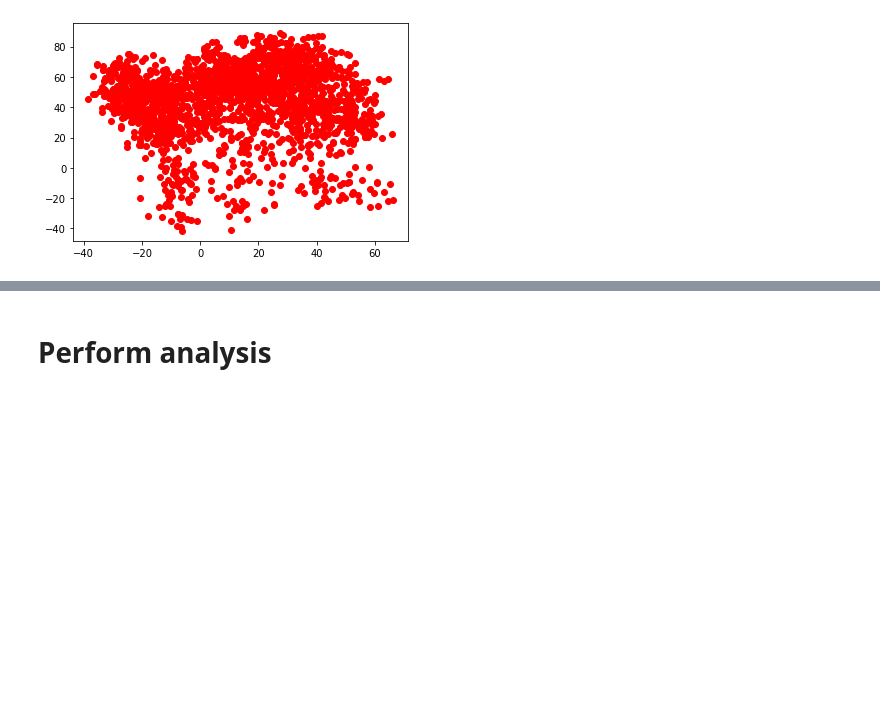
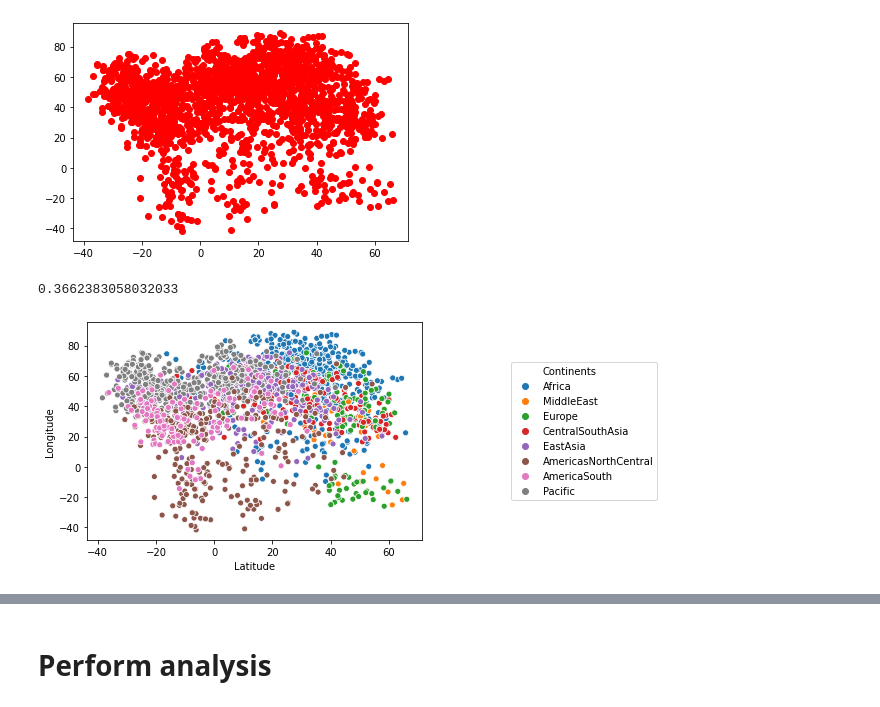
Before and after one commit to camoalon/language_genes, a Jupyter notebook: PCA.ipynb, the cells around one changed output, grey strips where cells are left out. Drawn from its saved outputs; the diff is of its cells as text; code cells hidden in the pictures; blank space fills up the shorter version.

```diff
--- a/PCA.ipynb
+++ b/PCA.ipynb
@@ -153,11 +159,11 @@ coordinates.drop(139,axis=1,inplace=True)
 # %% [markdown]
 Read the data of the PNAS paper
 # %%
-% cd PNAS
+#% cd PNAS
 
 paper = pd.read_csv('pnas.1424033112.sd01.txt', skiprows = 17, sep = "\t", header = None)
 
-coordinates_paper = paper[7:9]
+coordinates_paper = paper.iloc[:,7:9]
 phonemes_paper = paper.iloc[:,9:737]
 continents_paper = paper[6]
 # %% [markdown]
@@ -190,3 +199,16 @@ print(t0)
 # %% [output]
 0.3662383058032033
 [figure]
+# %%
+result_paper = pd.DataFrame(Z_paper)
+result_paper['Continents'] = continents_paper
+result_paper.columns = ['Latitude','Longitude','Continents']
+
+g = sns.scatterplot(result_paper['Latitude'], result_paper['Longitude'], hue = result_paper['Continents'], legend = "brief")
+g.legend(loc='center left', bbox_to_anchor=(1.25, 0.5), ncol=1)
+
+t0 = np.sqrt(1-d_paper)
+print(t0)
+# %% [output]
+0.3662383058032033
+[figure, added]
```
Also changed, not shown: parts of 10 cells of this notebook.
